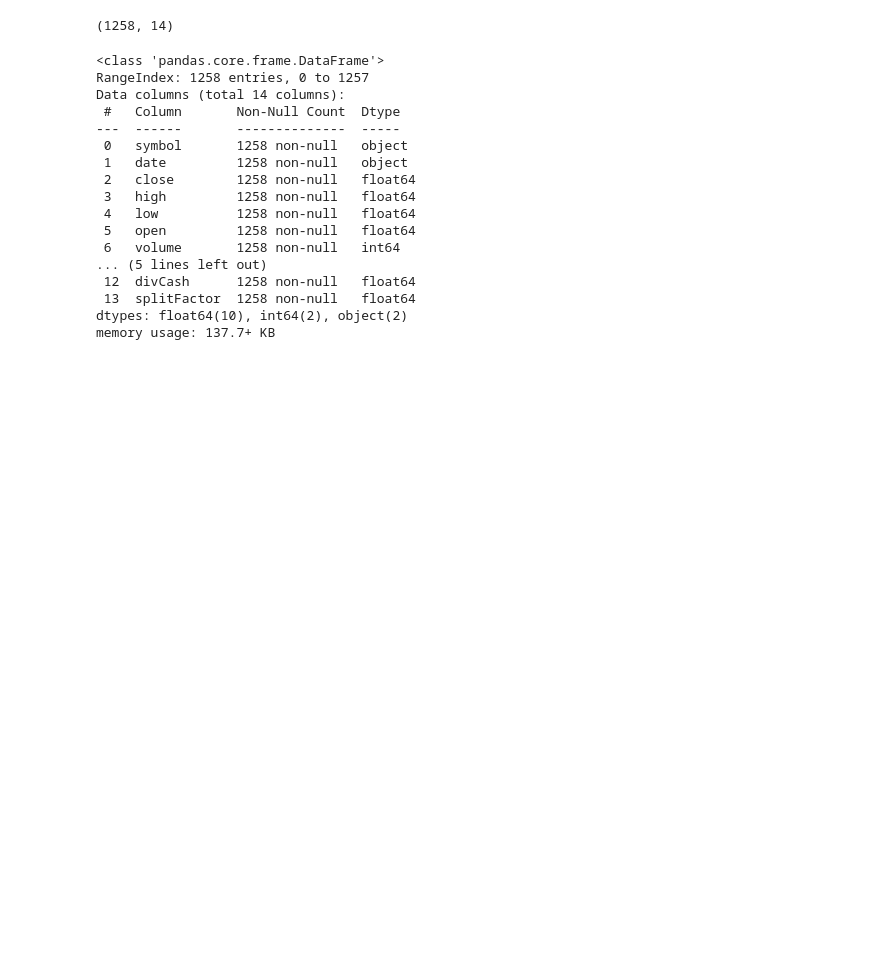
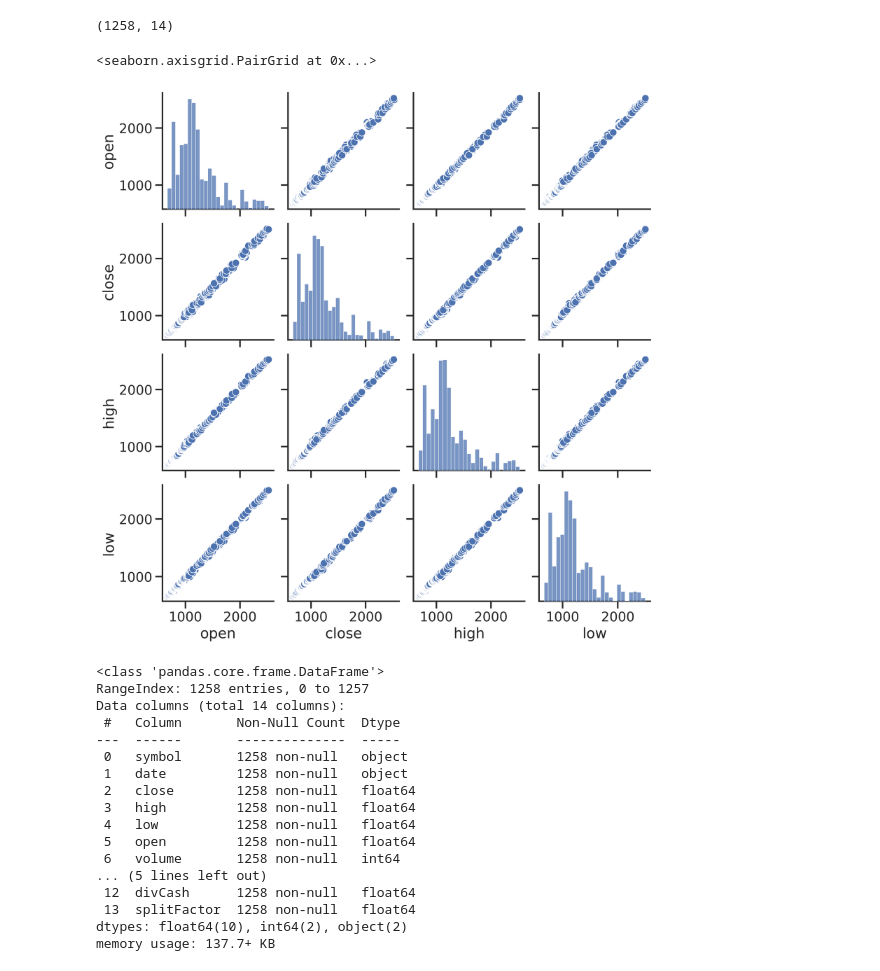
Before and after one commit to Graciele89/Integrated_CA, a Jupyter notebook: 2023346_Integrated_CA.ipynb, the cells around one changed output. Drawn from its saved outputs; the diff is of its cells as text; code cells hidden in the pictures; blank space fills up the shorter version.

Commit message:
Add files via upload
visualization

```diff
--- a/2023346_Integrated_CA.ipynb
+++ b/2023346_Integrated_CA.ipynb
@@ -34,6 +42,11 @@ df.head()
 df.shape
 # %% [output]
 (1258, 14)
+# %%
+sns.pairplot(df[['open', 'close', 'high', 'low']])
+# %% [output]
+<seaborn.axisgrid.PairGrid at 0x...>
+[figure, added]
 # %%
 df.info() # check for missing values, data types, column
 # %% [output]
```
Also changed, not shown: parts of 16 cells of this notebook.
